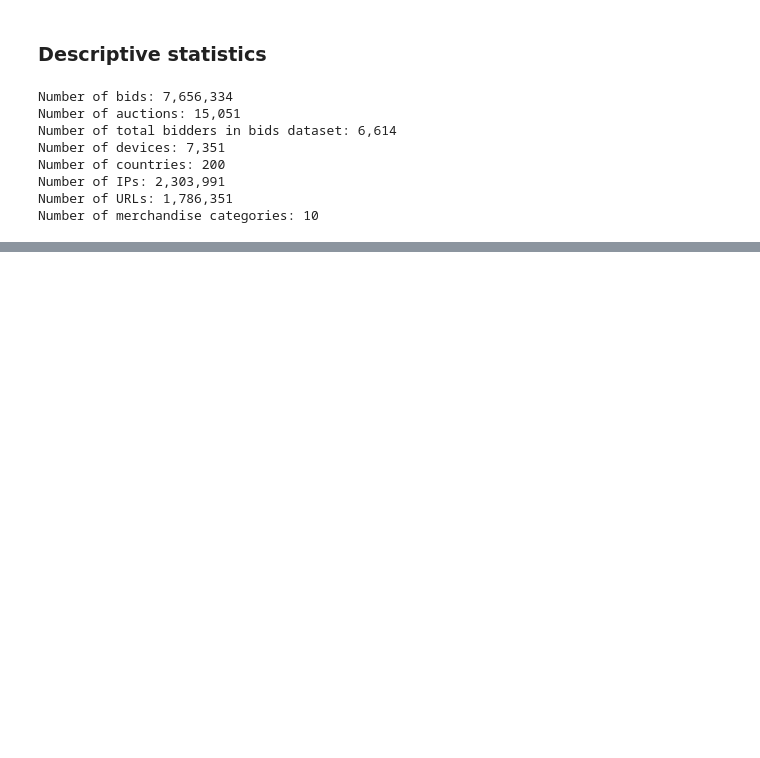
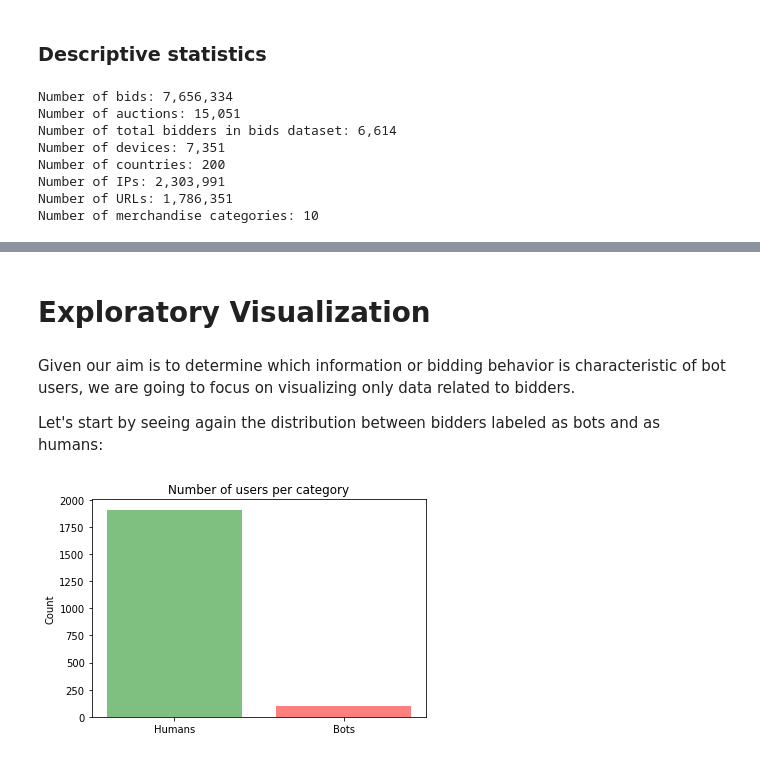
Before and after one commit to jesus-a-martinez-v/human-or-robot, a Jupyter notebook: notebooks/data_exploration.ipynb, the cells around one changed output, grey strips where cells are left out. Saved outputs shown, nothing was run; the diff lists cells and outputs as text; code cells hidden in the pictures; blank space fills up the shorter version.

Commit message:
Adds a couple of visualizations.

```diff
--- a/notebooks/data_exploration.ipynb
+++ b/notebooks/data_exploration.ipynb
@@ -169,0 +226,19 @@ KeyboardInterrupt:
+# %% [markdown]
+# Exploratory Visualization
+# %% [markdown]
+Given our aim is to determine which information or bidding behavior is characteristic of bot users, we are going to focus on visualizing only data related to bidders.
+
+Let's start by seeing again the distribution between bidders labeled as bots and as humans:
+# %%
+import numpy as np
+y_pos = np.arange(len(pie_labels))
+performance = [10,8,6,4,2,1]
+
+plt.bar(y_pos, pie_data, align='center', alpha=0.5, color=['green', 'red'])
+plt.xticks(y_pos, pie_labels)
+plt.ylabel('Count')
+plt.title('Number of users per category')
+
+plt.show()
+# %% [output]
+[figure, added]
```
Also changed, not shown: parts of 10 cells of this notebook.
